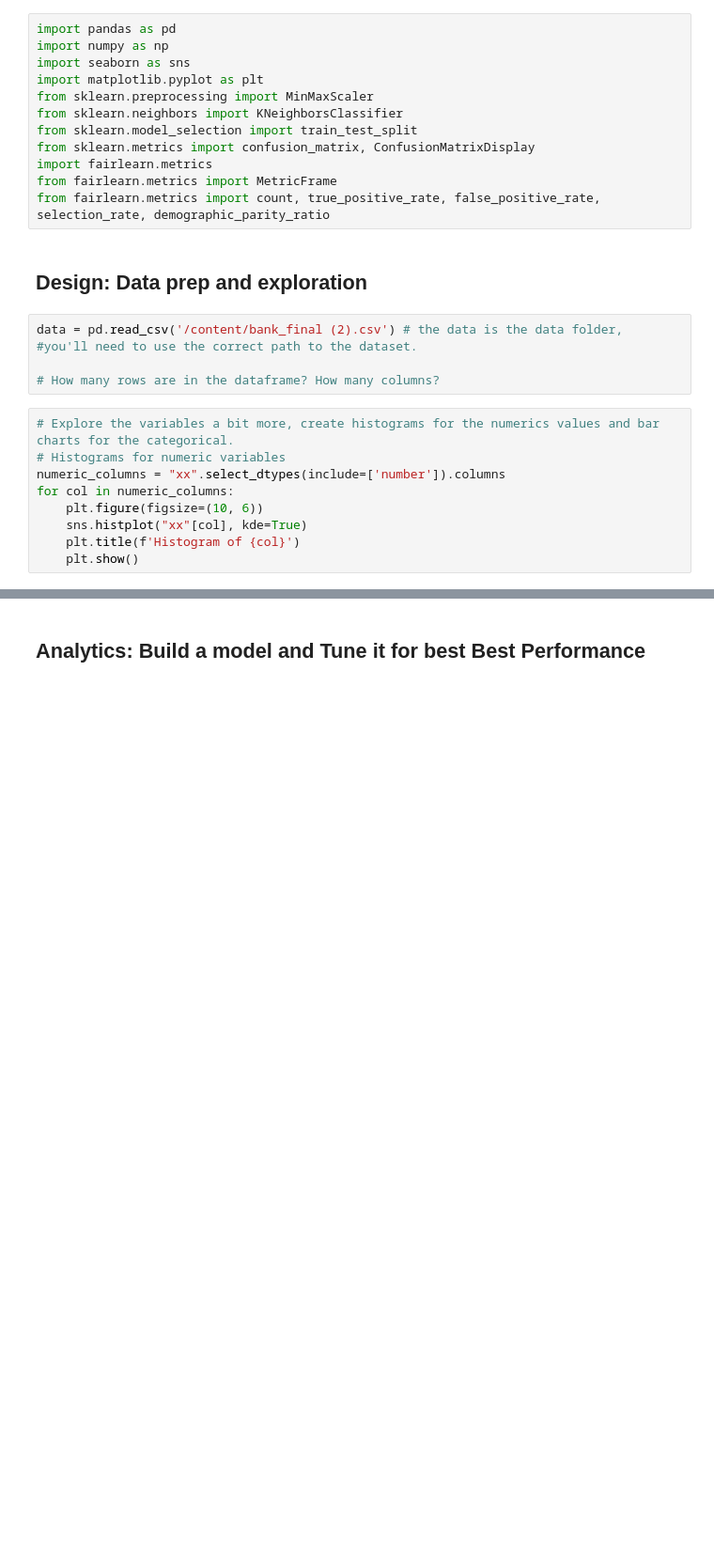
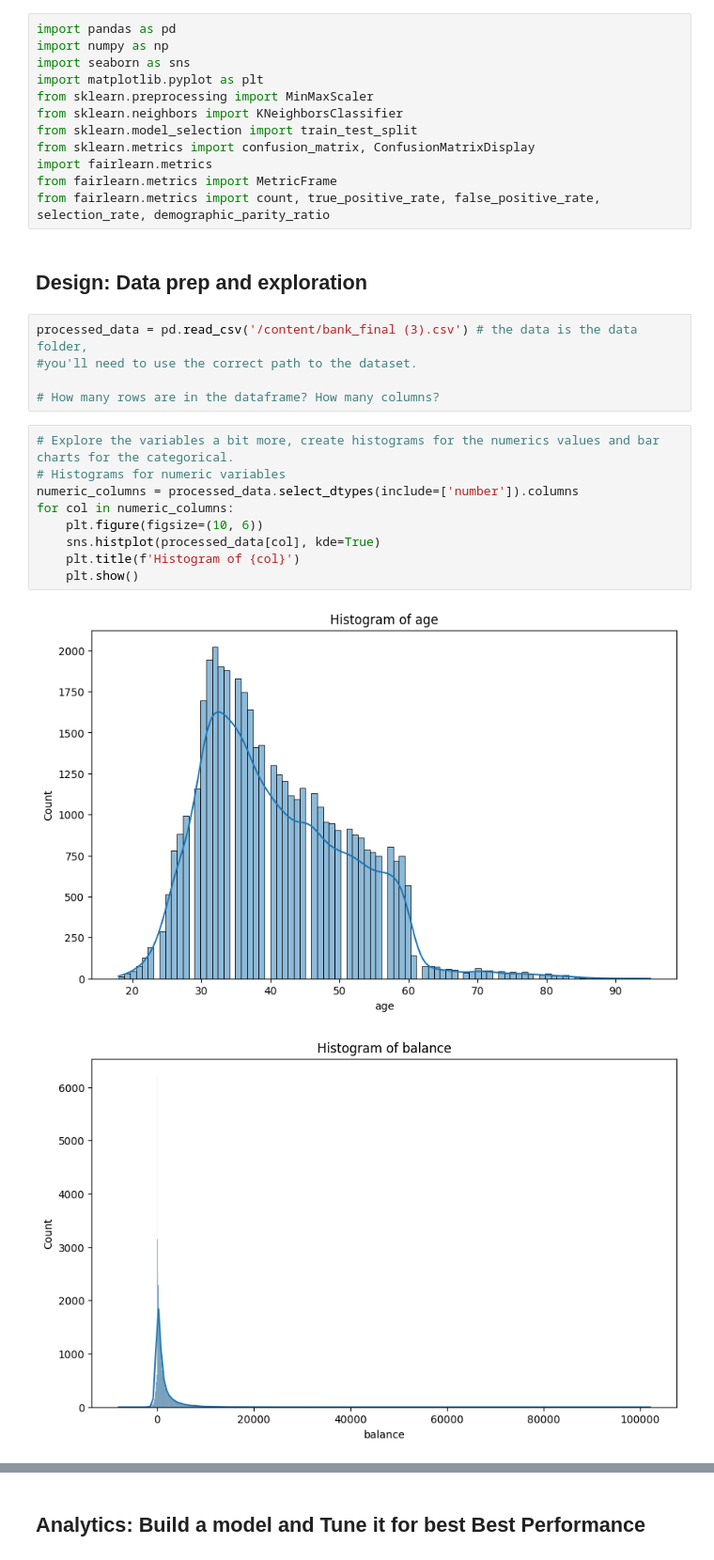
Before and after one commit to Ashley9570/ds1001_final, a Jupyter notebook: ds1001_final/notebooks/Final_Project_Notebook.ipynb, the cells around one changed output, grey strips where cells are left out. Shown at 94% size. Saved outputs shown, nothing was run; the diff lists cells and outputs as text; blank space fills up the shorter version.

```diff
--- a/ds1001_final/notebooks/Final_Project_Notebook.ipynb
+++ b/ds1001_final/notebooks/Final_Project_Notebook.ipynb
@@ -89,16 +89,19 @@ from fairlearn.metrics import count, true_positive_rate, false_positive_rate, se
 # %% [markdown]
 ## Design: Data prep and exploration
 # %%
-data = pd.read_csv('/content/bank_final (2).csv') # the data is the data folder,
+processed_data = pd.read_csv('/content/bank_final (3).csv') # the data is the data folder,
 #you'll need to use the correct path to the dataset.
 
 # How many rows are in the dataframe? How many columns?
 # %%
 # Explore the variables a bit more, create histograms for the numerics values and bar charts for the categorical.
 # Histograms for numeric variables
-numeric_columns = "xx".select_dtypes(include=['number']).columns
+numeric_columns = processed_data.select_dtypes(include=['number']).columns
 for col in numeric_columns:
     plt.figure(figsize=(10, 6))
-    sns.histplot("xx"[col], kde=True)
+    sns.histplot(processed_data[col], kde=True)
     plt.title(f'Histogram of {col}')
     plt.show()
+# %% [output]
+[figure, added]
+[figure, added]
```
Also changed, not shown: parts of 18 cells of this notebook.
